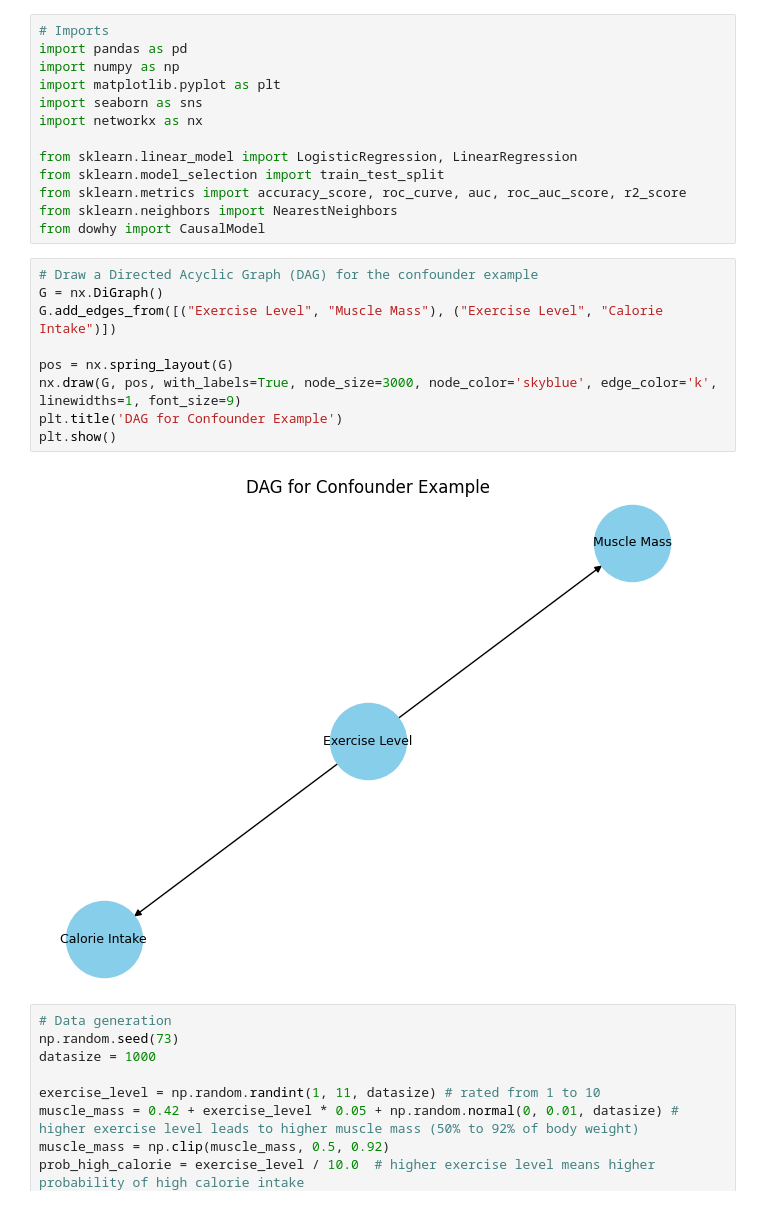
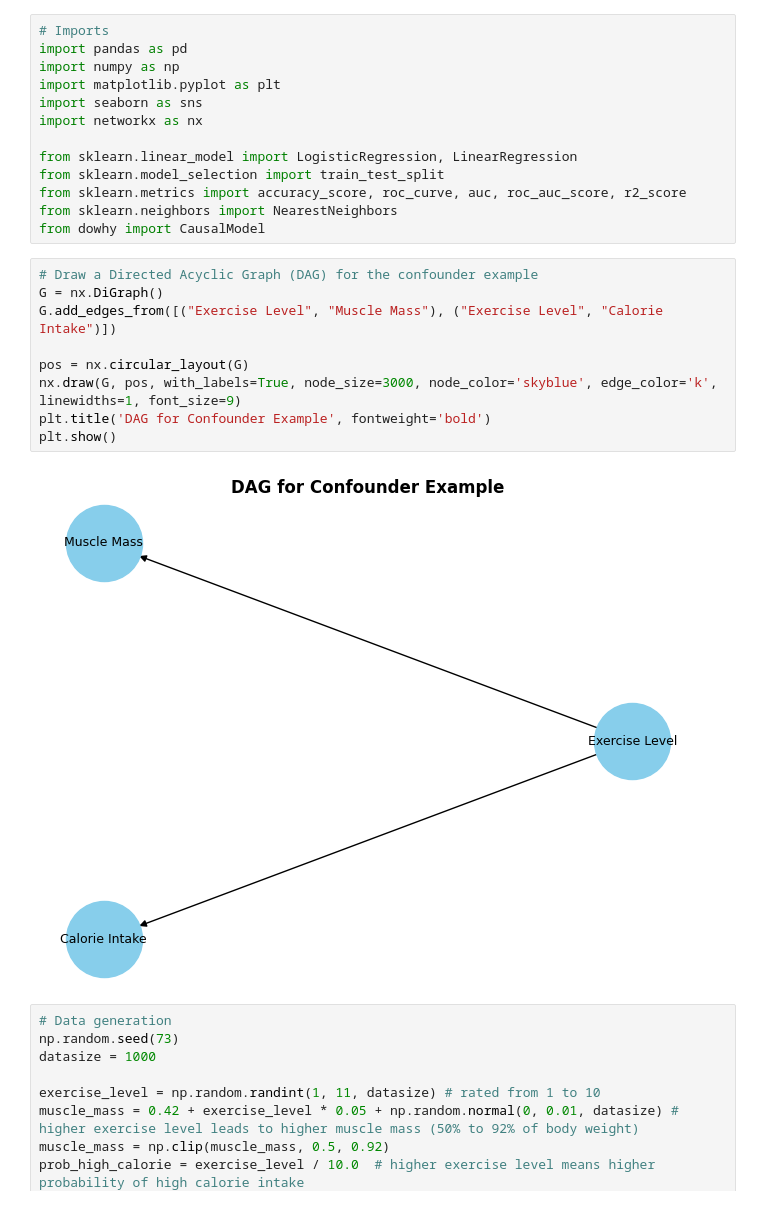
Before and after one commit to MaxiStahl1992/advanced-workbook-code, a Jupyter notebook: task3_full.ipynb, the cells around one changed output. Saved outputs shown, nothing was run; the diff lists cells and outputs as text.

```diff
--- a/task3_full.ipynb
+++ b/task3_full.ipynb
@@ -33,14 +37,14 @@ from dowhy import CausalModel
 # %%
 # Draw a Directed Acyclic Graph (DAG) for the confounder example
 G = nx.DiGraph()
 G.add_edges_from([("Exercise Level", "Muscle Mass"), ("Exercise Level", "Calorie Intake")])
 
-pos = nx.spring_layout(G)
+pos = nx.circular_layout(G)
 nx.draw(G, pos, with_labels=True, node_size=3000, node_color='skyblue', edge_color='k', linewidths=1, font_size=9)
-plt.title('DAG for Confounder Example')
+plt.title('DAG for Confounder Example', fontweight='bold')
 plt.show()
 # %% [output]
-[figure, old version]
+[figure, new version]
 # %%
 # Data generation
 np.random.seed(73)
```
Also changed, not shown: parts of 21 cells of this notebook, 14 other files.
